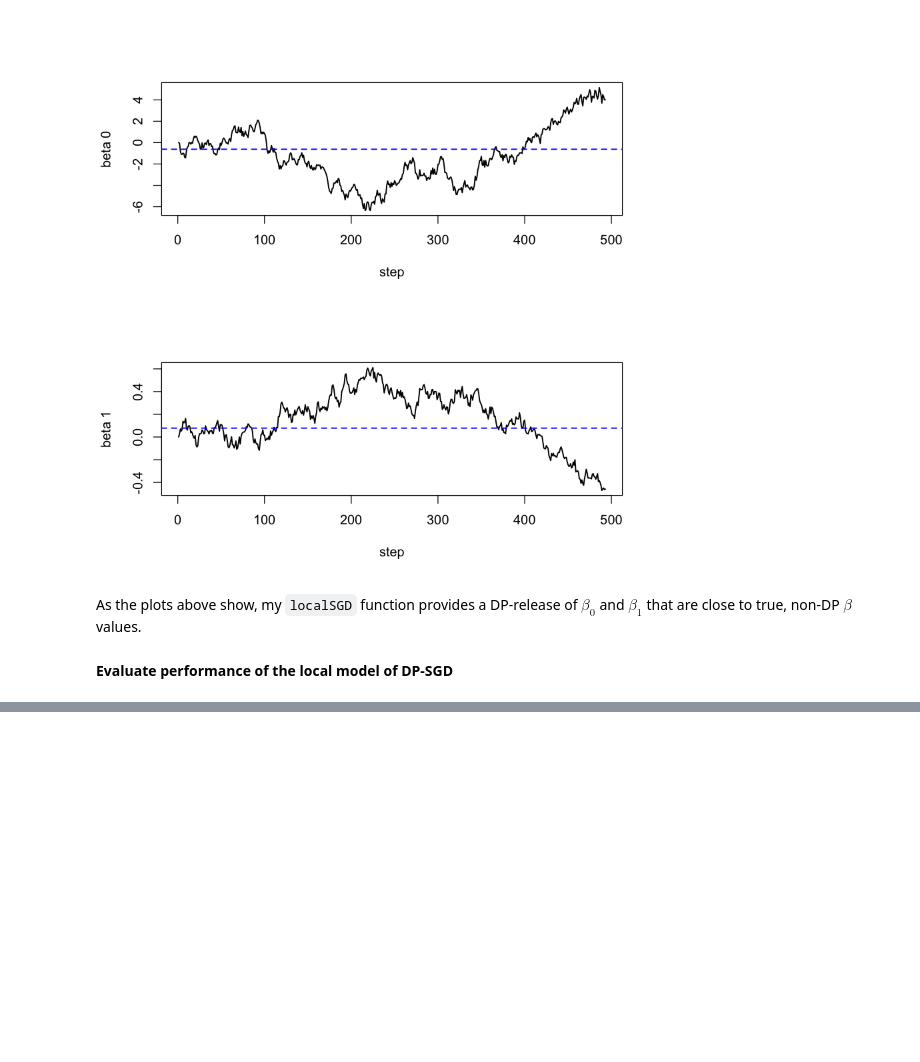
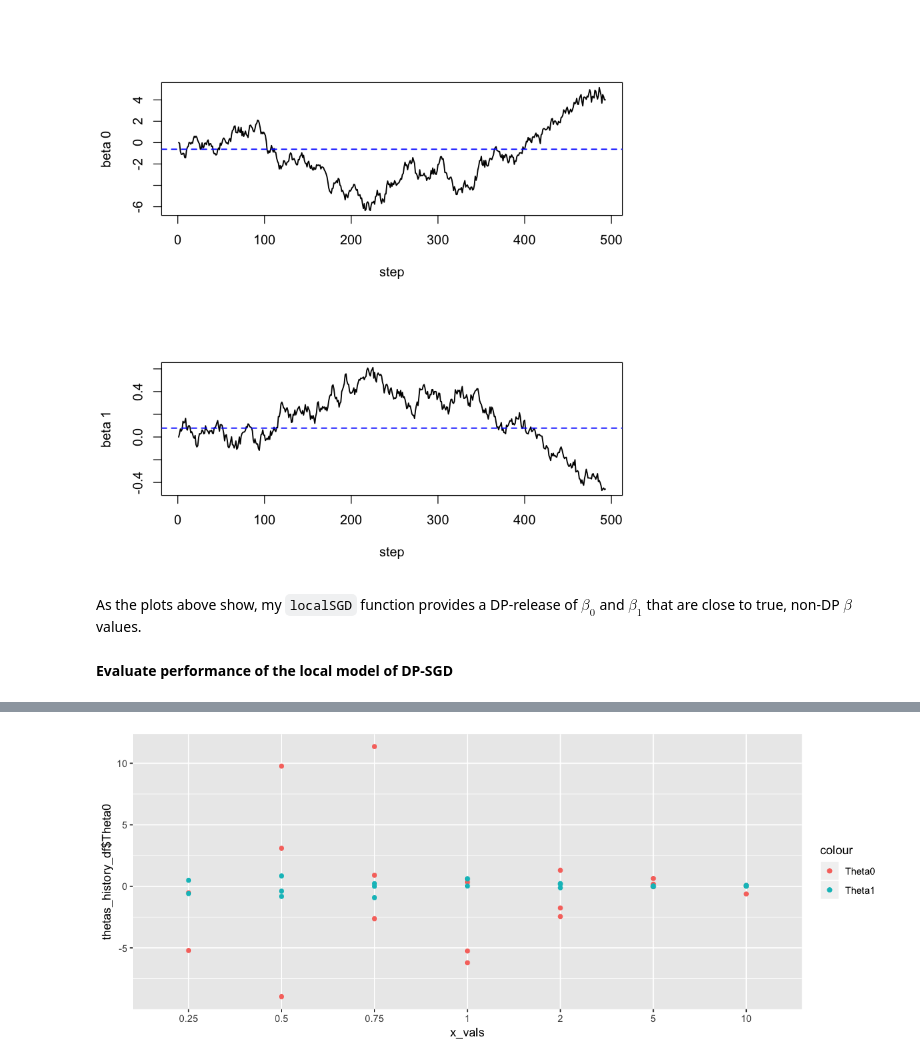
Before and after one commit to bhavenp/cs208, a Jupyter notebook: homework/HW4b/HW4b_Bhaven_Patel.ipynb, the cells around one changed output, grey strips where cells are left out. Saved outputs shown, nothing was run; the diff lists cells and outputs as text; code cells hidden in the pictures; blank space fills up the shorter version.

Commit message:
ran local-DP algorithm for various epsilons. Saved theta values

```diff
--- a/homework/HW4b/HW4b_Bhaven_Patel.ipynb
+++ b/homework/HW4b/HW4b_Bhaven_Patel.ipynb
@@ -226,9 +226,22 @@ abline(h=output$coef[2], lty=2, col="blue", lwd=1.5)
 As the plots above show, my `localSGD` function provides a DP-release of $\beta_0$ and $\beta_1$ that are close to true, non-DP $\beta$ values.
 # %% [markdown]
 **Evaluate performance of the local model of DP-SGD**
+# %%
+#function to calculate the classification error given the data and thetas for the model
+calc_classf_error <- function(data, thetas){
+    preds <- 1 / (1+ exp(-thetas[1] - thetas[2] * data[,2]) ); #perform linear combination of features
+    preds[preds >= 0.5] <- 1; #convert probabilities >= 0.5 to 1s
+    preds[preds < 0.5] <- 0; #convert probabilities < 0.5 to 0s
+
+    y_true = data[[1]]; #get the true classifications
+    comparison <- (preds == y_true); #compare the predictions to true labels
+    error <- 1 - mean(comparison); #mean of comparison vector is accuracy. 1-accuracy is classification error
+    return(error);
+
+}
 # %%
 ### SET-UP PARAMETERS
-eps_vals <- c(0.5)# 0.25, 0.5, 0.75, 1.0)#, 2.0, 5.0, 10.0);
+eps_vals <- c(0.25, 0.5, 0.75, 1.0, 2.0, 5.0, 10.0);
 num_sims <- 3;
 N <- nrow(marg_educ_data);
 L <- round(sqrt(N));     # This is the recommended batch size- sqrt(# of training examples)
@@ -240,7 +253,7 @@ C <- 10; 			  # Interval to clip over
 index <- sample(1:nrow(marg_educ_data), replace=FALSE);
 marg_educ_data <- marg_educ_data[index,];
 
-thetas_history <- matrix(0, nrow=length(eps_vals)*num_sims, ncol=3);
+thetas_history <- matrix(0, nrow=length(eps_vals)*num_sims, ncol=4);
 
 row = 1;
 for(eps in eps_vals){
@@ -249,9 +262,13 @@ for(eps in eps_vals){
         history <- localSGD(data=marg_educ_data, N=N, batch_size=L, steps=steps, C=C, epsilon=eps, delta=1e-6);
         dp_thetas <- history[L+1, ];
         #calculate classificaiton error for these
+        clsf_error <- calc_classf_error(data = marg_educ_data, thetas=dp_thetas);
 
-        thetas_history[row, ] <- c(eps, dp_thetas); #save the thetas and classification error
-
+        thetas_history[row, ] <- c(eps, dp_thetas, clsf_error); #save the thetas and classification error
         row <- row + 1;
     }
 }
+
+thetas_history_df <- as.data.frame(thetas_history);
+colnames(thetas_history_df) <- c("Epsilon", "Theta0", "Theta1", "Classification_Error");
+# calc_classf_error(data = marg_educ_data, thetas = output$coefficients)
@@ -263,0 +295,17 @@ thetas_history
+# %%
+library(ggplot2)
+# plot FPRs and FNRs for both mechanisms
+x_vals <- factor(thetas_history_df$Epsilon);
+p1 <- ggplot(thetas_history_df) +
+    geom_point(aes(x=x_vals, y=thetas_history_df$Theta0, color = "Theta0")) +
+    geom_point(aes(x=x_vals, y=thetas_history_df$Theta1, color = "Theta1"));
+
+# p1 <- p1 + scale_linetype_manual(values = c("Centralized FPR"="solid", "Centralized FNR"="dashed",
+#                                             "Local FPR" = "solid", "Local FNR"="dashed"));
+# p1 <- p1 + labs(x = expression("log"[10]*"(n)"), y = 'Rate', title =
+#         'False Positive and False Negative rates for varying size of dataset, n\n(Centralized and Local Models)') +
+#     theme(plot.title = element_text(hjust = 0.5), legend.title = element_blank());
+
+options(repr.plot.width=10, repr.plot.height=4); #set plot dimensions
+p1 #show plot
+# %% [output]
@@ -263,0 +315 @@ thetas_history
+[figure, added]
```
Also changed, not shown: parts of 4 cells of this notebook, 1 other file.
